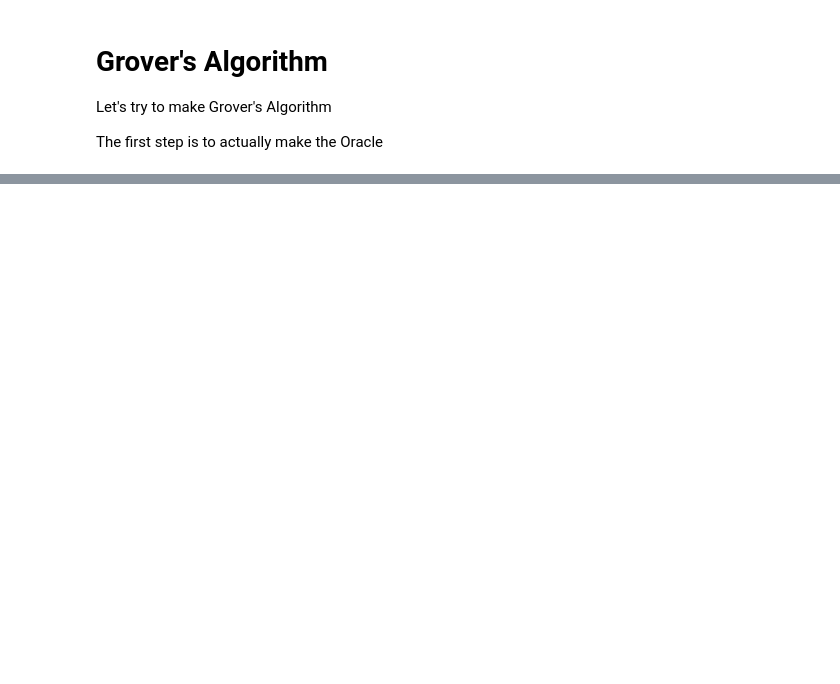
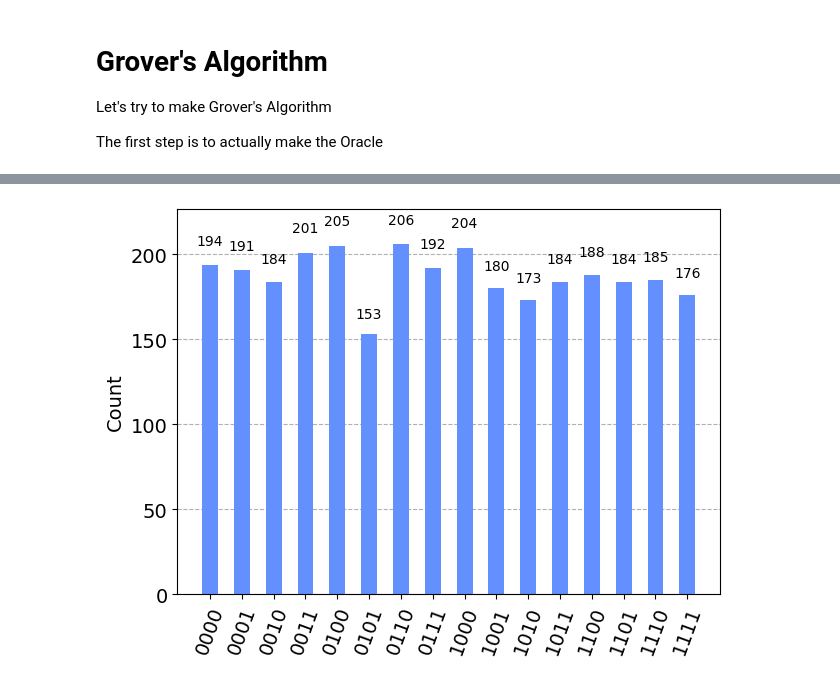
Before and after one commit to nunopcfmarques/IICQ-Project, a Jupyter notebook: IICQ-Notebook.ipynb, the cells around one changed output, grey strips where cells are left out. Cells and saved outputs as stored; diff of their text form; code cells hidden in the pictures; blank space fills up the shorter version.

```diff
--- a/IICQ-Notebook.ipynb
+++ b/IICQ-Notebook.ipynb
@@ -630,0 +488,8 @@ qc.draw('mpl')
+# %%
+transpiled_grover_circuit = transpile(qc, simulator)
+qobj = assemble(transpiled_grover_circuit)
+results = simulator.run(qobj, shots = 3000).result()
+counts = results.get_counts()
+plot_histogram(counts)
+# %% [output]
+[figure, added]
```
Also changed, not shown: parts of 15 cells of this notebook.
